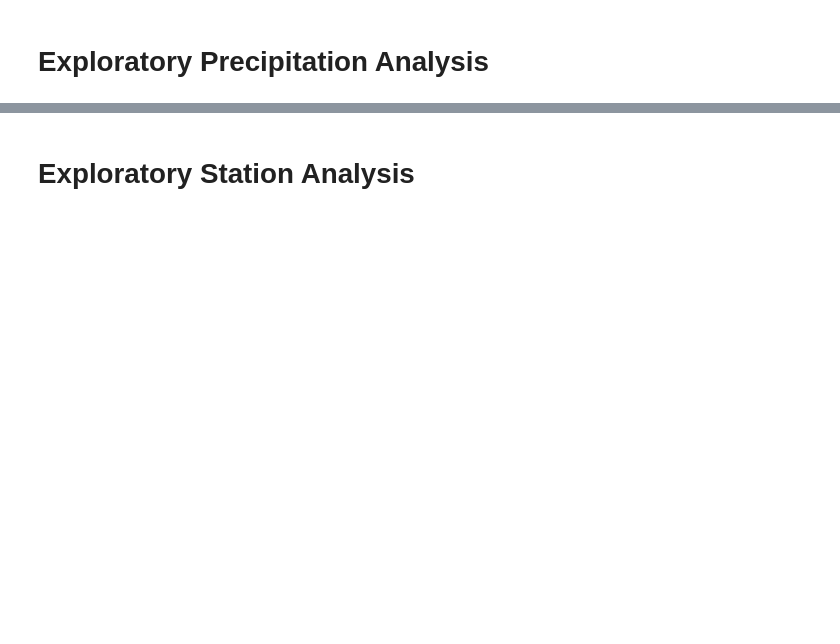
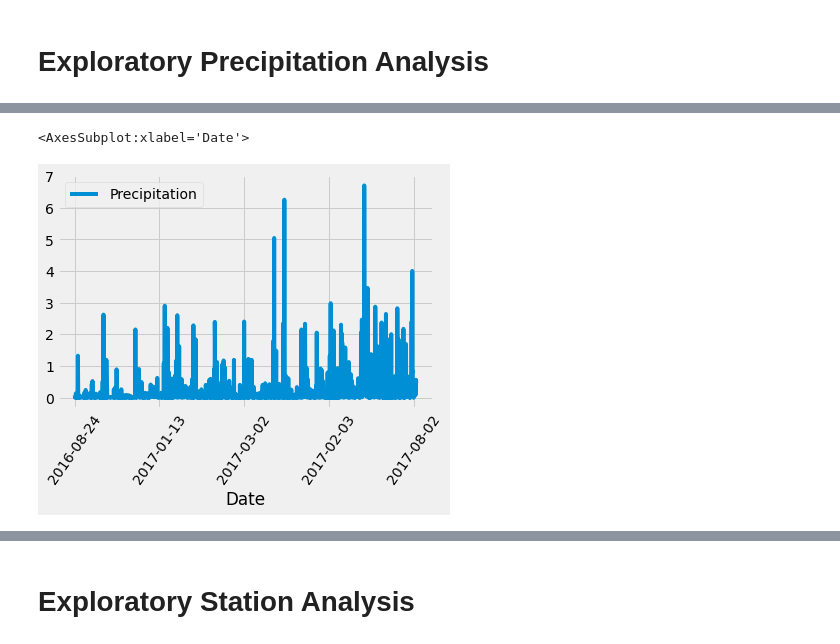
Before and after one commit to hills072/sqlalchemy-challenge, a Jupyter notebook: ClimateAnalysis.ipynb, the cells around one changed output, grey strips where cells are left out. Cells and saved outputs as stored; diff of their text form; code cells hidden in the pictures; blank space fills up the shorter version.

```diff
--- a/ClimateAnalysis.ipynb
+++ b/ClimateAnalysis.ipynb
@@ -53,2 +95,5 @@ precip_df.head()
 # %%
-precip_df.plot()
+precip_df.plot(rot=55)
+# %% [output]
+<AxesSubplot:xlabel='Date'>
+[figure, added]
```
Also changed, not shown: parts of 21 cells of this notebook, 2 other files.
